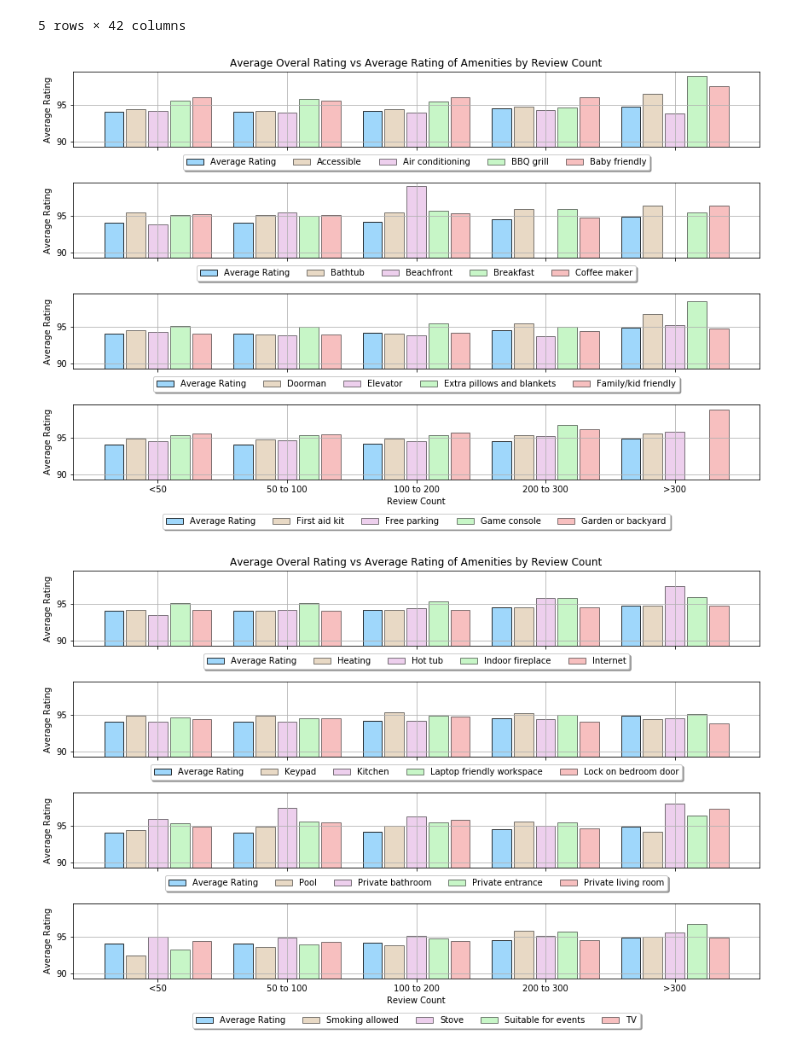
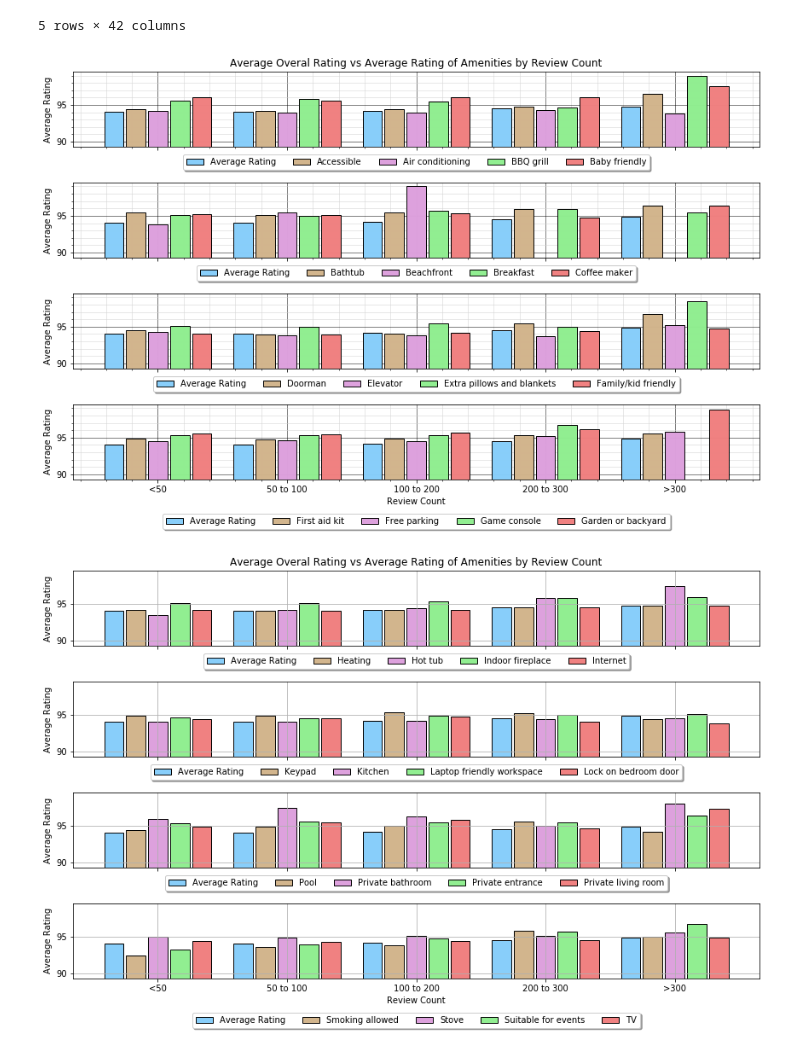
Before and after one commit to jmychalchyk/Group_4_Project_1, a Jupyter notebook: Jeff_Charts-092418-Set3-NumberofReviews.ipynb, the cells around one changed output. Drawn from its saved outputs; the diff is of its cells as text; code cells hidden in the pictures.

Commit message:
update charts

```diff
--- a/Jeff_Charts-092418-Set3-NumberofReviews.ipynb
+++ b/Jeff_Charts-092418-Set3-NumberofReviews.ipynb
@@ -102,8 +102,8 @@ xmax = df_chart['AverageRating'].max()+(df_chart['AverageRating'].min()*.05)
 w=.17
 width = 0.15
 width1 = width
-alpha =.8
-alpha1=.5
+alpha =.99
+alpha1=.99
 lsz = 12
 wsz = 8
 title = 'Average Overal Rating vs Average Rating of Amenities by Review Count'
@@ -131,39 +131,50 @@ ax3.bar(x+w+w, df_chart[lst3[3]],alpha=alpha1,color=lstcolors[4],width = width ,
 ax4.bar(x-w-w, y,  alpha=alpha  ,color=lstcolors[0],width = width1,edgecolor = "black",linewidth=1)
 ax4.bar(x-w, df_chart[lst4[0]],alpha=alpha1,color=lstcolors[1],width = width ,edgecolor = "black",linewidth=1)
 ax4.bar(x, df_chart[lst4[1]],alpha=alpha1,color=lstcolors[2],width = width ,edgecolor = "black",linewidth=1)
 ax4.bar(x+w, df_chart[lst4[2]],alpha=alpha1,color=lstcolors[3],width = width ,edgecolor = "black",linewidth=1)
 ax4.bar(x+w+w, df_chart[lst4[3]],alpha=alpha1,color=lstcolors[4],width = width ,edgecolor = "black",linewidth=1)
 
 plt.ylim(xmin,xmax)
 
 ax1.legend([ylabel,lst1[0],lst1[1],lst1[2],lst1[3]],loc='upper center', bbox_to_anchor=(0.5, -0.05),fancybox=True, shadow=True, ncol=5)
 ax2.legend([ylabel,lst2[0],lst2[1],lst2[2],lst2[3]],loc='upper center', bbox_to_anchor=(0.5, -0.05),fancybox=True, shadow=True, ncol=5)
 ax3.legend([ylabel,lst3[0],lst3[1],lst3[2],lst3[3]],loc='upper center', bbox_to_anchor=(0.5, -0.05),fancybox=True, shadow=True, ncol=5)
 ax4.legend([ylabel,lst4[0],lst4[1],lst4[2],lst4[3]],loc='upper center', bbox_to_anchor=(0.5, -0.4),fancybox=True, shadow=True, ncol=5)
 
 
 ax1.set_xticks([0,1,2,3,4])
 ax1.set_xticklabels(("<50", "50 to 100", "100 to 200", "200 to 300", ">300"))
 
 ax1.set_title(title)
 ax1.set_ylabel(ylabel)
 ax2.set_ylabel(ylabel)
 ax3.set_ylabel(ylabel)
 ax4.set_ylabel(ylabel)
 
 ax4.set_xlabel(xlabel)
 
-ax1.grid(zorder=1)
-ax2.grid(zorder=1)
-ax3.grid(zorder=1)
-ax4.grid(zorder=1)
-
+ax1.minorticks_on()
+ax1.grid(which='minor',  linewidth='0.5', color='lightgrey')
+ax1.grid(which='major',  linewidth='0.5', color='black')
+ax1.set_axisbelow(True)
+ax2.minorticks_on()
+ax2.grid(which='minor',  linewidth='0.5', color='lightgrey')
+ax2.grid(which='major',  linewidth='0.5', color='black')
+ax2.set_axisbelow(True)
+ax3.minorticks_on()
+ax3.grid(which='minor',  linewidth='0.5', color='lightgrey')
+ax3.grid(which='major',  linewidth='0.5', color='black')
+ax3.set_axisbelow(True)
+ax4.minorticks_on()
+ax4.grid(which='minor',  linewidth='0.5', color='lightgrey')
+ax4.grid(which='major',  linewidth='0.5', color='black')
+ax4.set_axisbelow(True)
 
 fig.tight_layout()
 plt.savefig("Images/Chart1_Set3b.png")
 fig.show()
 # %% [output]
-[figure, old version]
+[figure, new version]
 # %%
 fig, (ax1,ax2,ax3,ax4) = plt.subplots(4, sharex=True, sharey=True,figsize=(lsz,wsz))
 
@@ -215,8 +226,9 @@ ax3.grid(zorder=1)
 ax4.grid(zorder=1)
 
 
+
 fig.tight_layout()
 plt.savefig("Images/Chart2_Set3b.png")
 fig.show()
 # %% [output]
-[figure, old version]
+[figure, new version]
```
Also changed, not shown: 41 other files.
